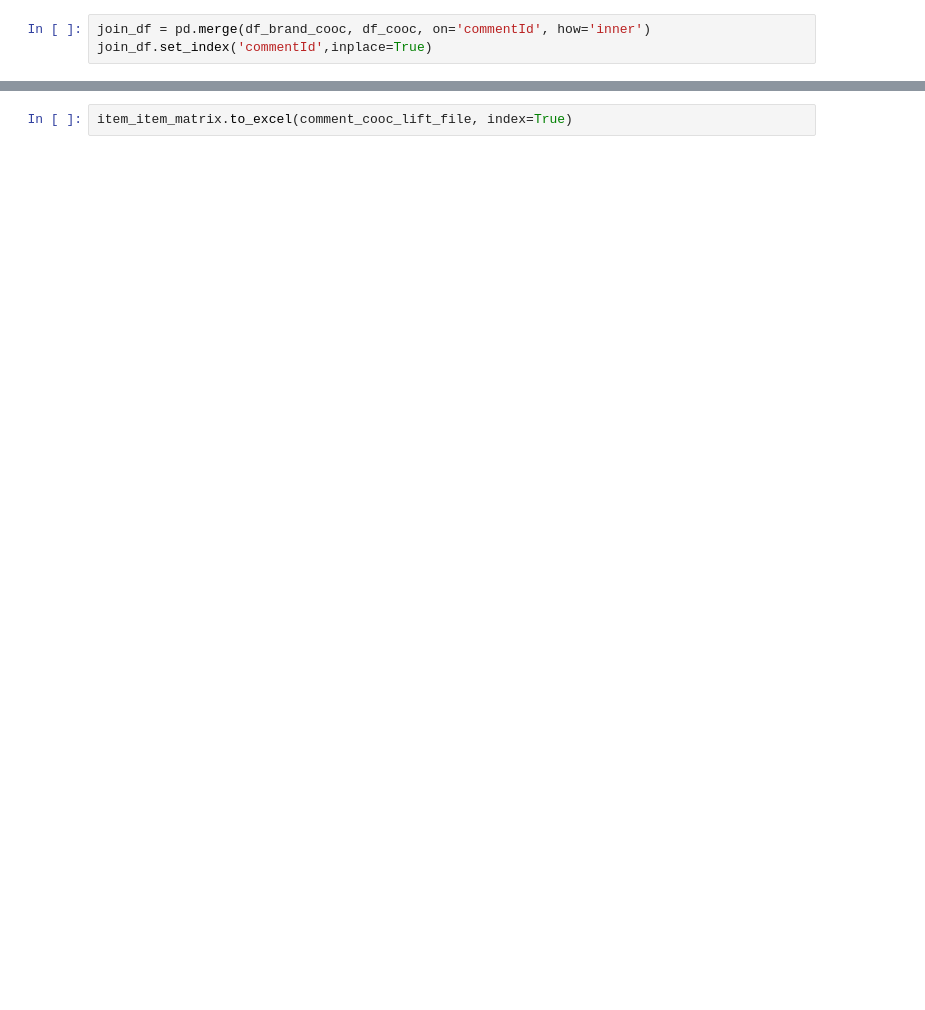
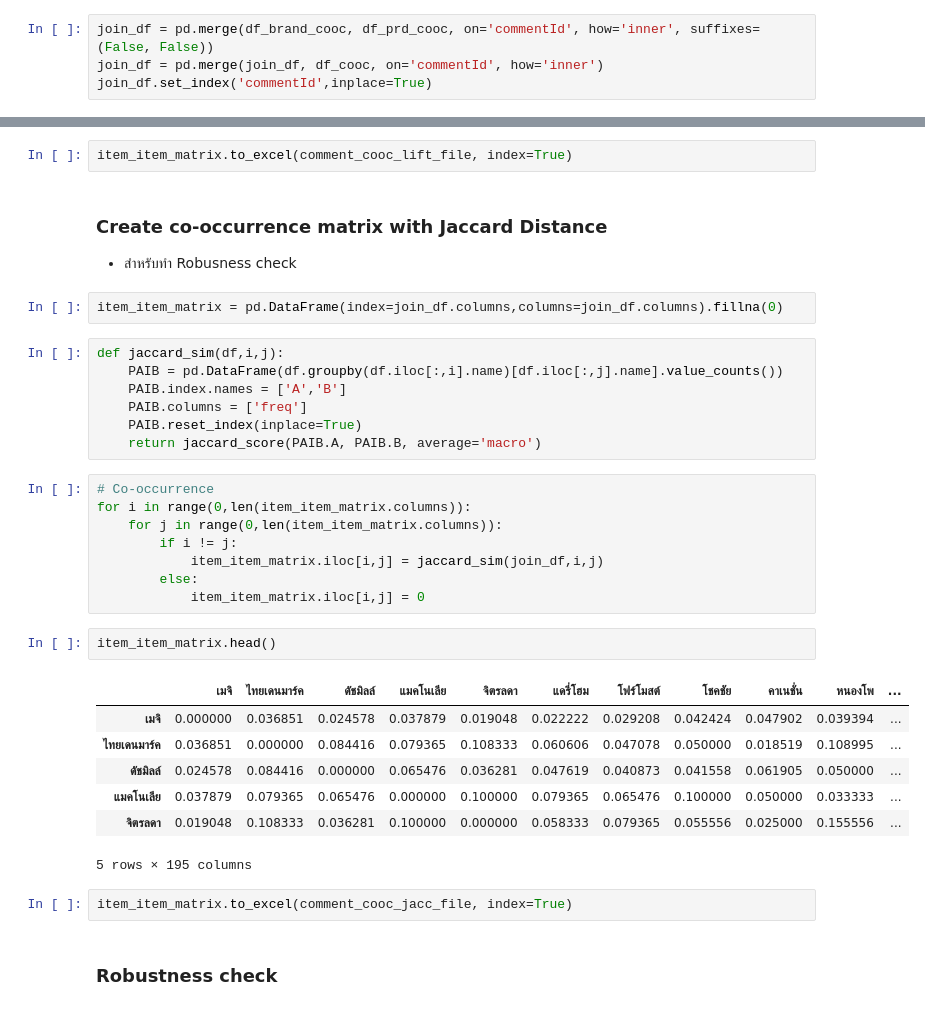
Before and after one commit to pacharapol4066/Product-Position-SNA, a Jupyter notebook: EDA_Token_CoocMat_MongoDB_FineTune1.ipynb, the cells around one changed output, grey strips where cells are left out. Drawn from its saved outputs; the diff is of its cells as text; blank space fills up the shorter version.

Commit message:
update 2020 Nov 30
- process คำเสร็จ เหลือ FineTune
- รอทำ robusness check
- รอทดสอบ nx

```diff
--- a/EDA_Token_CoocMat_MongoDB_FineTune1.ipynb
+++ b/EDA_Token_CoocMat_MongoDB_FineTune1.ipynb
@@ -647,6 +823,7 @@ df_brand_cooc.reset_index(inplace=True)
 df_cooc.reset_index(inplace=True)
 # %%
-join_df = pd.merge(df_brand_cooc, df_cooc, on='commentId', how='inner')
+join_df = pd.merge(df_brand_cooc, df_prd_cooc, on='commentId', how='inner', suffixes=(False, False))
+join_df = pd.merge(join_df, df_cooc, on='commentId', how='inner')
 join_df.set_index('commentId',inplace=True)
 # %%
 join_df.head()
@@ -703,2 +906,36 @@ item_item_matrix.head()
 # %%
 item_item_matrix.to_excel(comment_cooc_lift_file, index=True)
+# %% [markdown]
+### Create co-occurrence matrix with Jaccard Distance<br>
+* สำหรับทำ Robusness check
+# %%
+item_item_matrix = pd.DataFrame(index=join_df.columns,columns=join_df.columns).fillna(0)
+# %%
+def jaccard_sim(df,i,j):
+    PAIB = pd.DataFrame(df.groupby(df.iloc[:,i].name)[df.iloc[:,j].name].value_counts())
+    PAIB.index.names = ['A','B']
+    PAIB.columns = ['freq']
+    PAIB.reset_index(inplace=True)
+    return jaccard_score(PAIB.A, PAIB.B, average='macro')
+# %%
+# Co-occurrence
+for i in range(0,len(item_item_matrix.columns)):
+    for j in range(0,len(item_item_matrix.columns)):
+        if i != j:
+            item_item_matrix.iloc[i,j] = jaccard_sim(join_df,i,j)
+        else:
+            item_item_matrix.iloc[i,j] = 0
+# %%
+item_item_matrix.head()
+# %% [output]
+|  | เมจิ | ไทยเดนมาร์ค | ดัชมิลล์ | แมคโนเลีย | จิตรลดา | แดรี่โฮม | โฟร์โมสต์ | โชคชัย | คาเนชั่น | หนองโพ | ... |
+| เมจิ | 0.000000 | 0.036851 | 0.024578 | 0.037879 | 0.019048 | 0.022222 | 0.029208 | 0.042424 | 0.047902 | 0.039394 | ... |
+| ไทยเดนมาร์ค | 0.036851 | 0.000000 | 0.084416 | 0.079365 | 0.108333 | 0.060606 | 0.047078 | 0.050000 | 0.018519 | 0.108995 | ... |
+| ดัชมิลล์ | 0.024578 | 0.084416 | 0.000000 | 0.065476 | 0.036281 | 0.047619 | 0.040873 | 0.041558 | 0.061905 | 0.050000 | ... |
+| แมคโนเลีย | 0.037879 | 0.079365 | 0.065476 | 0.000000 | 0.100000 | 0.079365 | 0.065476 | 0.100000 | 0.050000 | 0.033333 | ... |
+| จิตรลดา | 0.019048 | 0.108333 | 0.036281 | 0.100000 | 0.000000 | 0.058333 | 0.079365 | 0.055556 | 0.025000 | 0.155556 | ... |
+5 rows × 195 columns
+# %%
+item_item_matrix.to_excel(comment_cooc_jacc_file, index=True)
+# %% [markdown]
+### Robustness check
```
Also changed, not shown: parts of 81 cells of this notebook, 5 other files.
